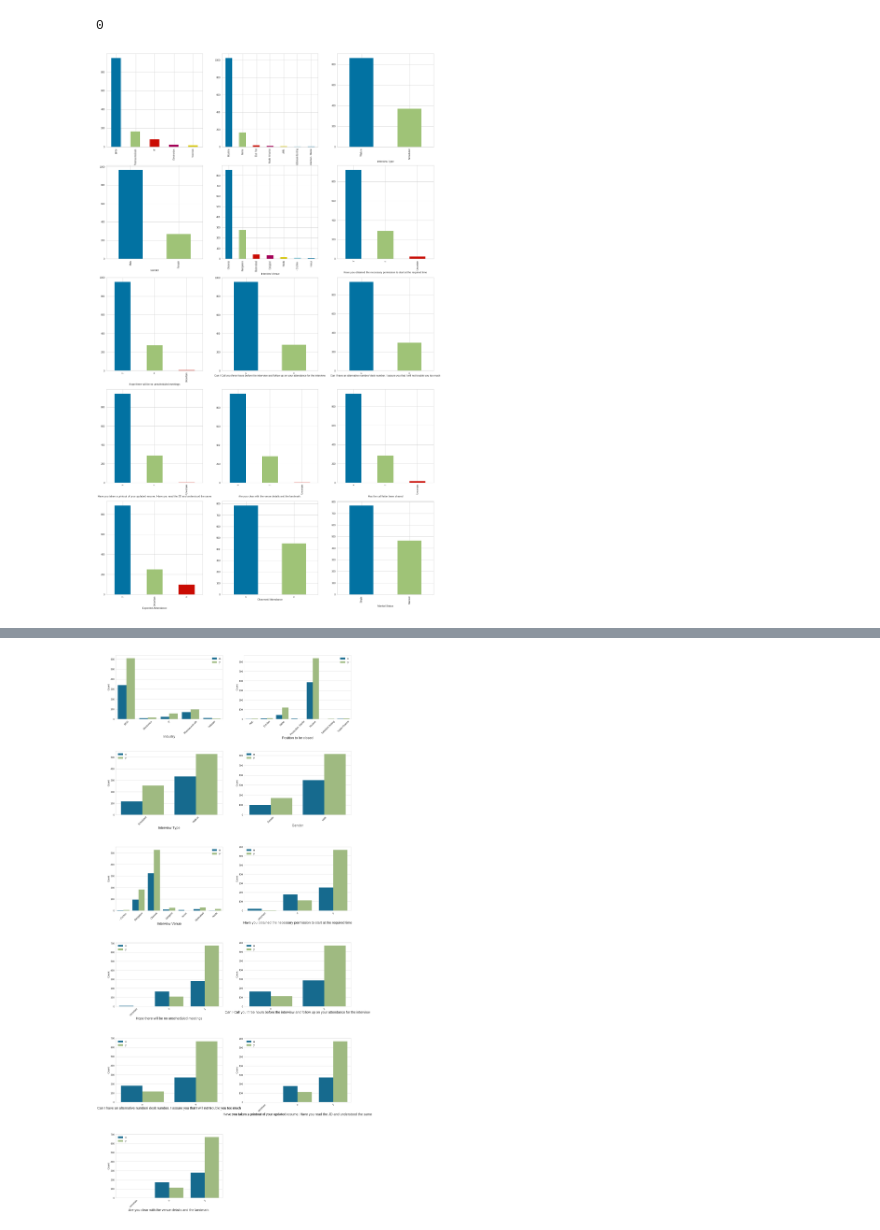
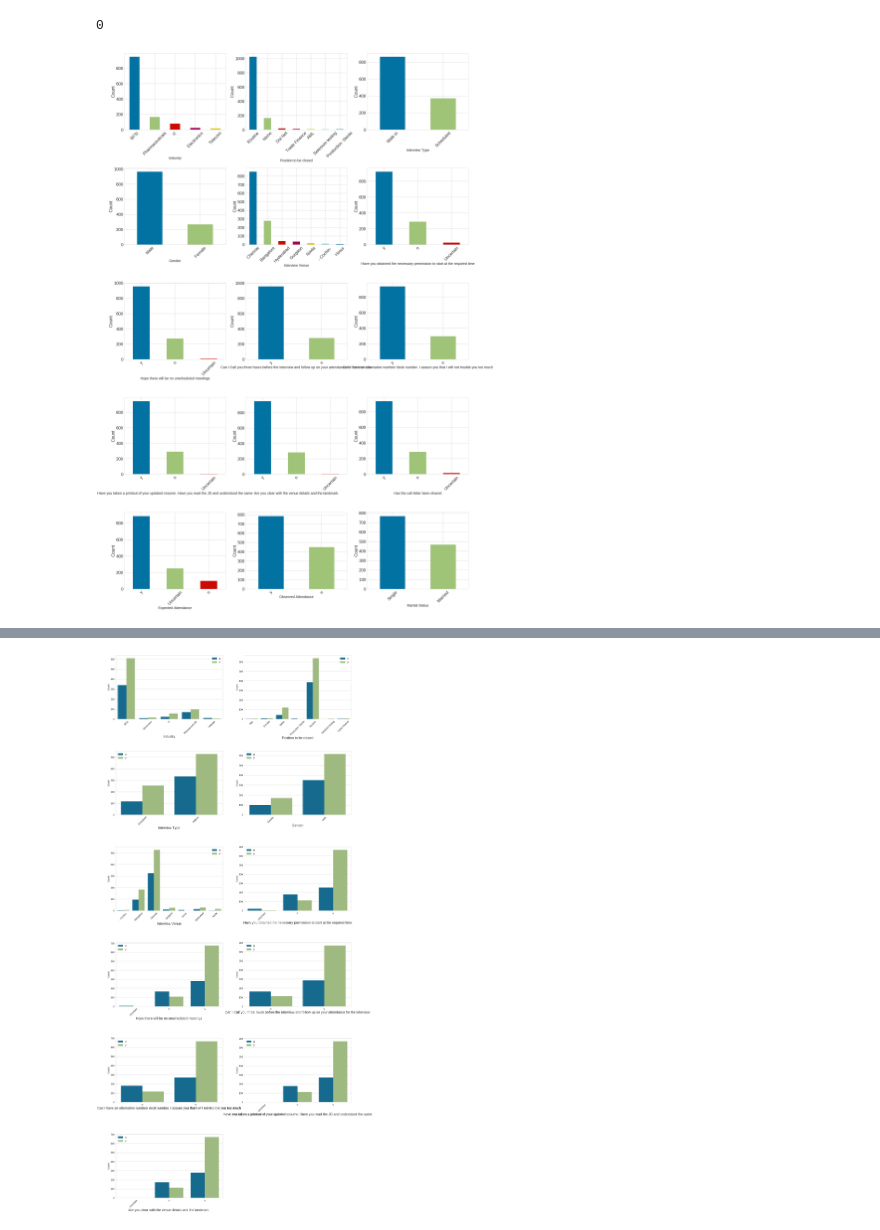
Before and after one commit to Michaels72/The_Interview_Attendance_Problem, a Jupyter notebook: The_Interview_Attendance_Problem.ipynb, the cells around one changed output, grey strips where cells are left out. Drawn from its saved outputs; the diff is of its cells as text; code cells hidden in the pictures.

```diff
--- a/The_Interview_Attendance_Problem.ipynb
+++ b/The_Interview_Attendance_Problem.ipynb
@@ -230,14 +227,19 @@ iview2.isnull().sum().sum()
 # %%
 def cat_barplot():
     for n in range(0, (len(iview2.columns))):
         plt.subplot(7, 3, n+1)
         iview2.select_dtypes(include = ['object']).iloc[:,n].value_counts().plot(kind = 'bar')
-        plt.xlabel(iview2.select_dtypes(include = ['object']).iloc[:,n].name)
-plt.figure(figsize = (25, 60))
+        plt.xlabel(iview2.select_dtypes(include = ['object']).iloc[:,n].name, size = 20)
+        plt.xticks(size=24, rotation=45)
+        plt.yticks(size=24)
+        #plt.legend(fontsize= 15)
+        plt.ylabel('Count', size= 25)
+        plt.subplots_adjust(hspace=.5)
+plt.figure(figsize = (35, 80))
 cat_barplot()
 plt.show()
 # Showing the classes in the features (categorical features)
 # %% [output]
-[figure, old version]
+[figure, new version]
 # %%
 y = pd.DataFrame(iview2.groupby(by = ['Marital Status', 'Observed Attendance'])['Expected Attendance'].count()).reset_index()
```
Also changed, not shown: parts of 17 cells of this notebook.
